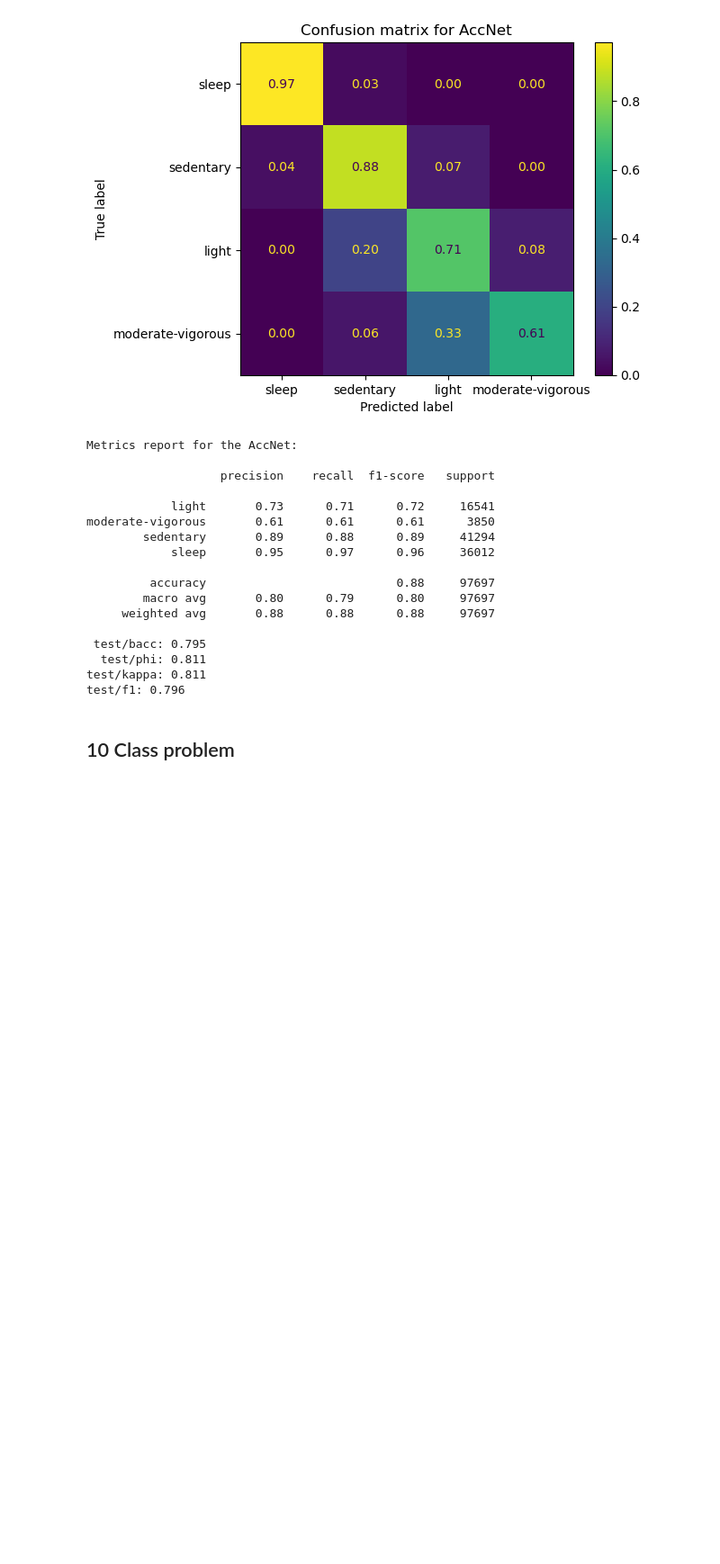
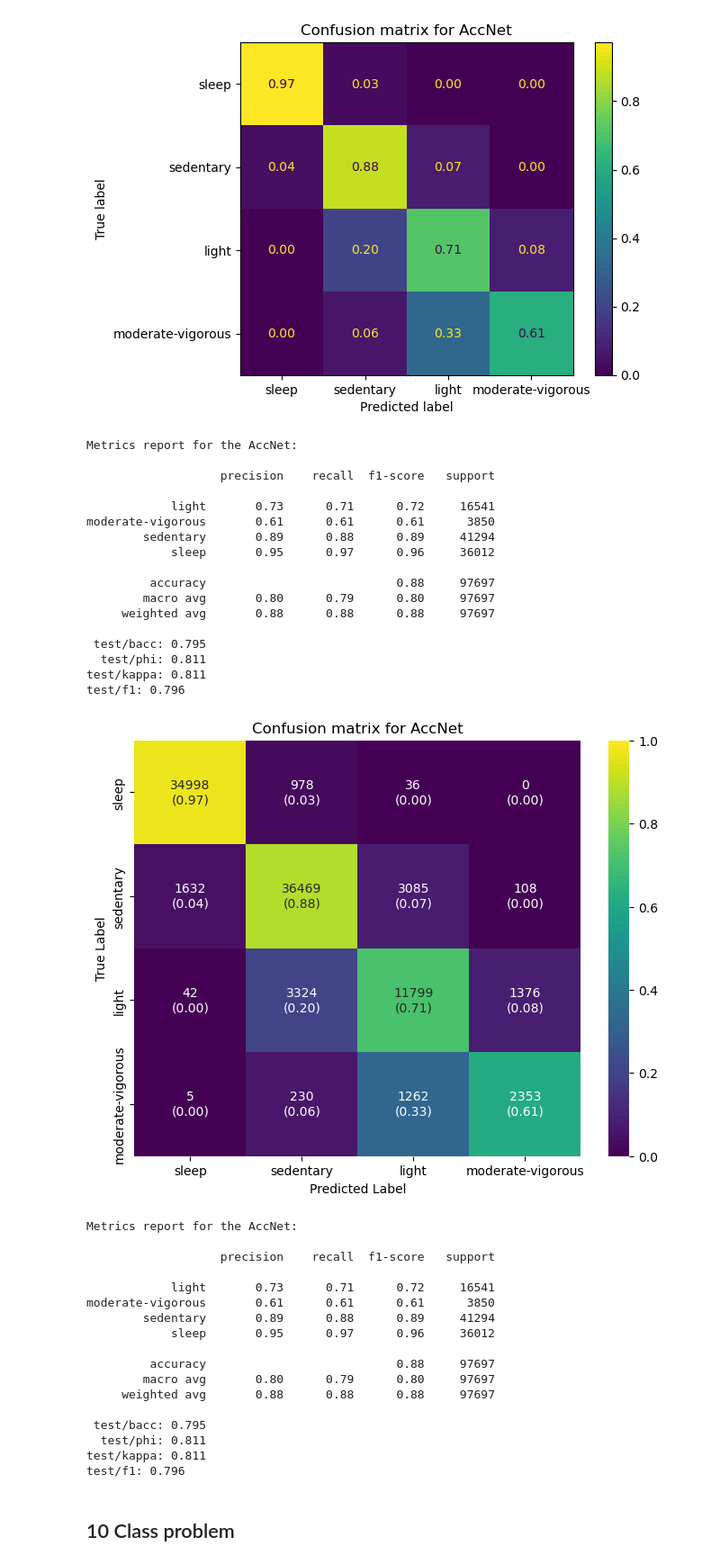
Before and after one commit to finlayscheib/capture24, a Jupyter notebook: Deep_models.ipynb, the cells around one changed output. Shown at 90% size. Saved outputs shown, nothing was run; the diff lists cells and outputs as text; code cells hidden in the pictures; blank space fills up the shorter version.

Commit message:
Changing confusion matrix

```diff
--- a/Deep_models.ipynb
+++ b/Deep_models.ipynb
@@ -246,6 +246,70 @@ moderate-vigorous       0.61      0.61      0.61      3850
   test/phi: 0.811
 test/kappa: 0.811
 test/f1: 0.796
+# %%
+import pandas as pd
+import numpy as np
+import matplotlib.pyplot as plt
+import seaborn as sns
+from sklearn.metrics import (confusion_matrix, classification_report,
+                             balanced_accuracy_score, cohen_kappa_score,
+                             matthews_corrcoef, f1_score)
+
+pred = pd.read_csv("final_pred_test_test2.csv")
+
+cm_raw = confusion_matrix(pred['true_labels'], pred['model_preds'], labels=PAorder)
+cm_norm = confusion_matrix(pred['true_labels'], pred['model_preds'], labels=PAorder, normalize='true')
+
+
+annot_labels = np.empty_like(cm_raw, dtype=object)
+for i in range(cm_raw.shape[0]):
+    for j in range(cm_raw.shape[1]):
+        annot_labels[i, j] = f"{cm_raw[i, j]}\n({cm_norm[i, j]:.2f})"
+
+
+plt.figure(figsize=(8, 6))
+# We pass cm_norm for the background color scaling (0 to 1), but display the custom annot_labels
+sns.heatmap(cm_norm, annot=annot_labels, fmt='', cmap='viridis',
+            xticklabels=PAorder, yticklabels=PAorder, vmin=0, vmax=1)
+
+plt.title('Confusion matrix for AccNet')
+plt.ylabel('True Label')
+plt.xlabel('Predicted Label')
+plt.show()
+
+
+print('Metrics report for the AccNet: \n')
+report = classification_report(pred['true_labels'], pred['model_preds'], digits=2)
+print(report)
+
+bacc = balanced_accuracy_score(pred['true_labels'], pred['model_preds'])
+kappa = cohen_kappa_score(pred['true_labels'], pred['model_preds'])
+phi = matthews_corrcoef(pred['true_labels'], pred['model_preds'])
+f1 = f1_score(pred['true_labels'], pred['model_preds'], average='macro')
+
+print(f" test/bacc: {bacc:.3f}")
+print(f"  test/phi: {phi:.3f}")
+print(f"test/kappa: {kappa:.3f}")
+print(f"test/f1: {f1:.3f}")
+# %% [output]
+[figure, added]
+Metrics report for the AccNet:
+
+                   precision    recall  f1-score   support
+
+            light       0.73      0.71      0.72     16541
+moderate-vigorous       0.61      0.61      0.61      3850
+        sedentary       0.89      0.88      0.89     41294
+            sleep       0.95      0.97      0.96     36012
+
+         accuracy                           0.88     97697
+        macro avg       0.80      0.79      0.80     97697
+     weighted avg       0.88      0.88      0.88     97697
+
+ test/bacc: 0.795
+  test/phi: 0.811
+test/kappa: 0.811
+test/f1: 0.796
 # %% [markdown]
 ## 10 Class problem
 # %%
```
